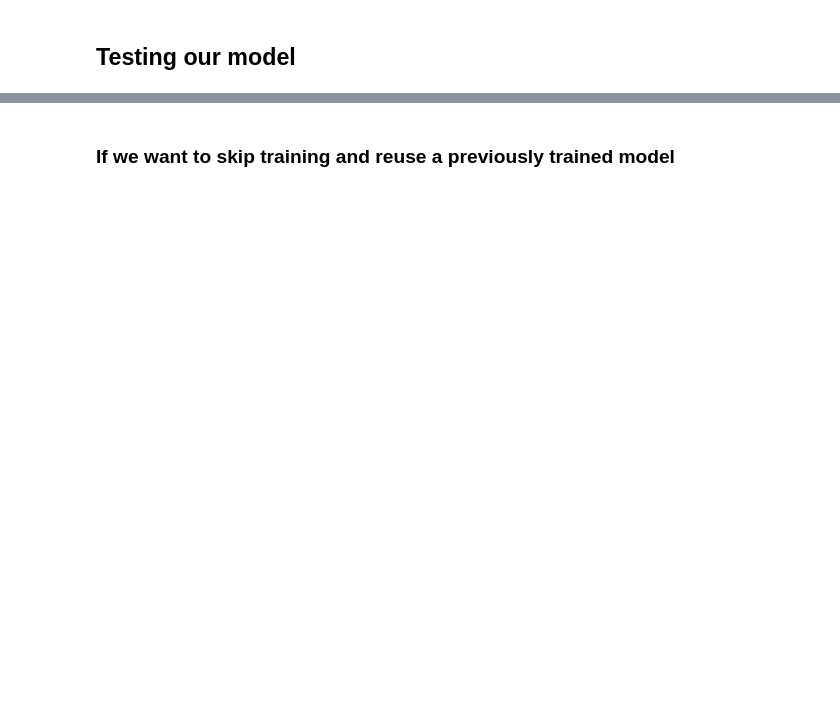
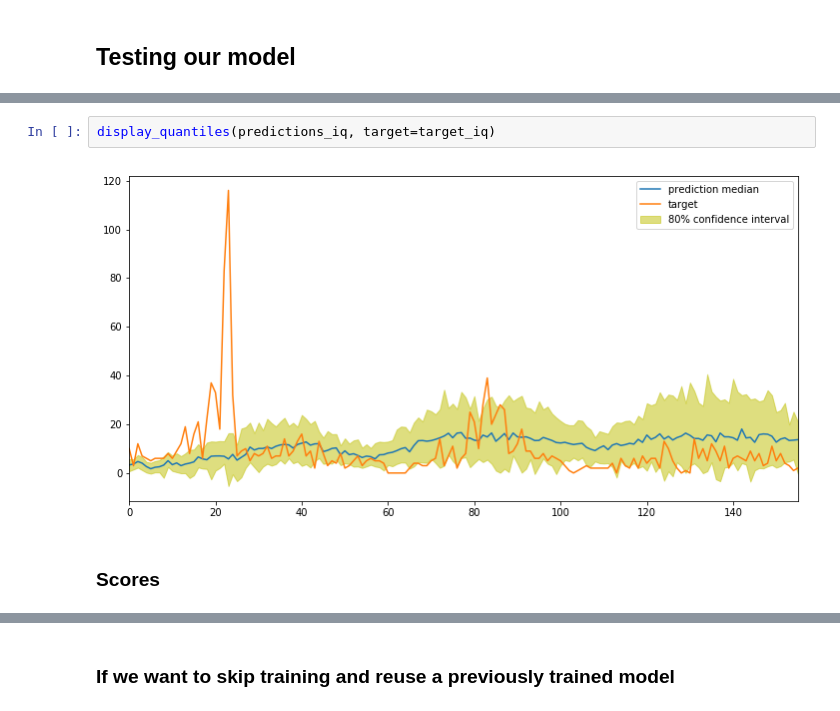
Before and after one commit to bmaingret/dengAI, a Jupyter notebook: 1-deepAR.ipynb, the cells around one changed output, grey strips where cells are left out. Drawn from its saved outputs; the diff is of its cells as text; blank space fills up the shorter version.

```diff
--- a/1-deepAR.ipynb
+++ b/1-deepAR.ipynb
@@ -181,0 +301,6 @@ Billable seconds: 810
+# %%
+display_quantiles(predictions_iq, target=target_iq)
+# %% [output]
+[figure, added]
+# %% [markdown]
+### Scores
```
Also changed, not shown: parts of 30 cells of this notebook, 5 other files.
